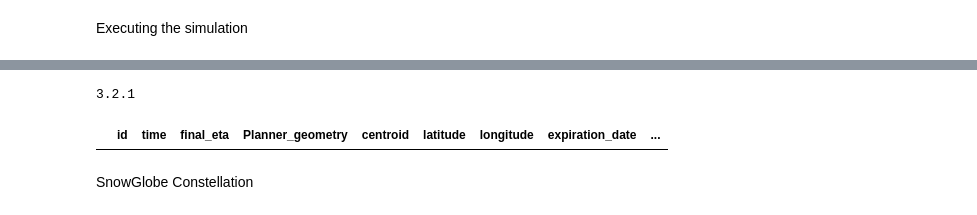
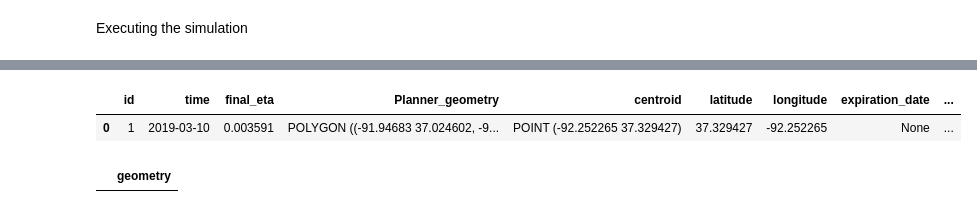
Before and after one commit to divyarama29/SOS_simulation, a Jupyter notebook: Simulation_oop_version_3.ipynb, the cells around one changed output, grey strips where cells are left out. Cells and saved outputs as stored; diff of their text form; code cells hidden in the pictures.

Commit message:
git commit -m "Updated Simulation_oop_version_3 and added Simulator_Sample_Output"

```diff
--- a/Simulation_oop_version_3.ipynb
+++ b/Simulation_oop_version_3.ipynb
@@ -277,13 +232,13 @@ results
-# %%
-import tatc
-print(tatc.__version__)
-# %% [output]
-3.2.1
 # %%
 master = gpd.read_file('Master_file')
 filtered_req = master[master['simulation_status'].isna()]
 filtered_req
+master.head(3)
 # %% [output]
 |  | id | time | final_eta | Planner_geometry | centroid | latitude | longitude | expiration_date | ... |
+| 0 | 1 | 2019-03-10 | 0.003591 | POLYGON ((-91.94683 37.024602, -9... | POINT (-92.252265 37.329427) | 37.329427 | -92.252265 | None | ... |
-# %% [markdown]
-SnowGlobe Constellation
+# %%
+o_p = gpd.read_file('Simulator_Output_2019-03-11')
+o_p
+# %% [output]
+|  | geometry |
```
Also changed, not shown: parts of 5 cells of this notebook, 1 other file.
